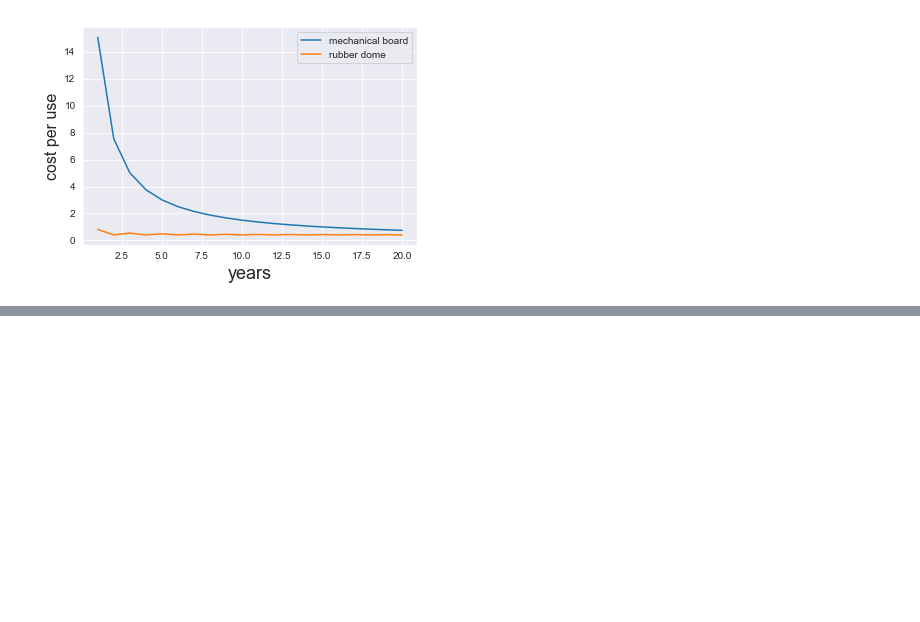
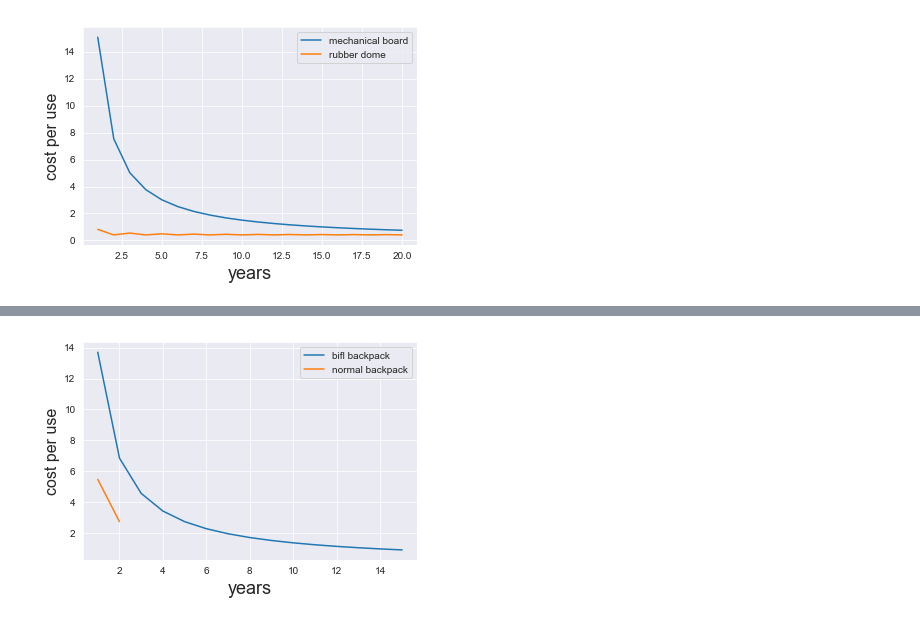
Before and after one commit to govindKAG/frugal, a Jupyter notebook: cpw.ipynb, the cells around one changed output, grey strips where cells are left out. Saved outputs shown, nothing was run; the diff lists cells and outputs as text; code cells hidden in the pictures; blank space fills up the shorter version.

```diff
--- a/cpw.ipynb
+++ b/cpw.ipynb
@@ -103,0 +118,6 @@ requirements.txt
+# %%
+items2 = [(5000, 15, 365, 'bifl backpack'), (2000, 2, 365, 'normal backpack')]
+# %%
+compare_all(items2)
+# %% [output]
+[figure, added]
```
Also changed, not shown: parts of 6 cells of this notebook.
